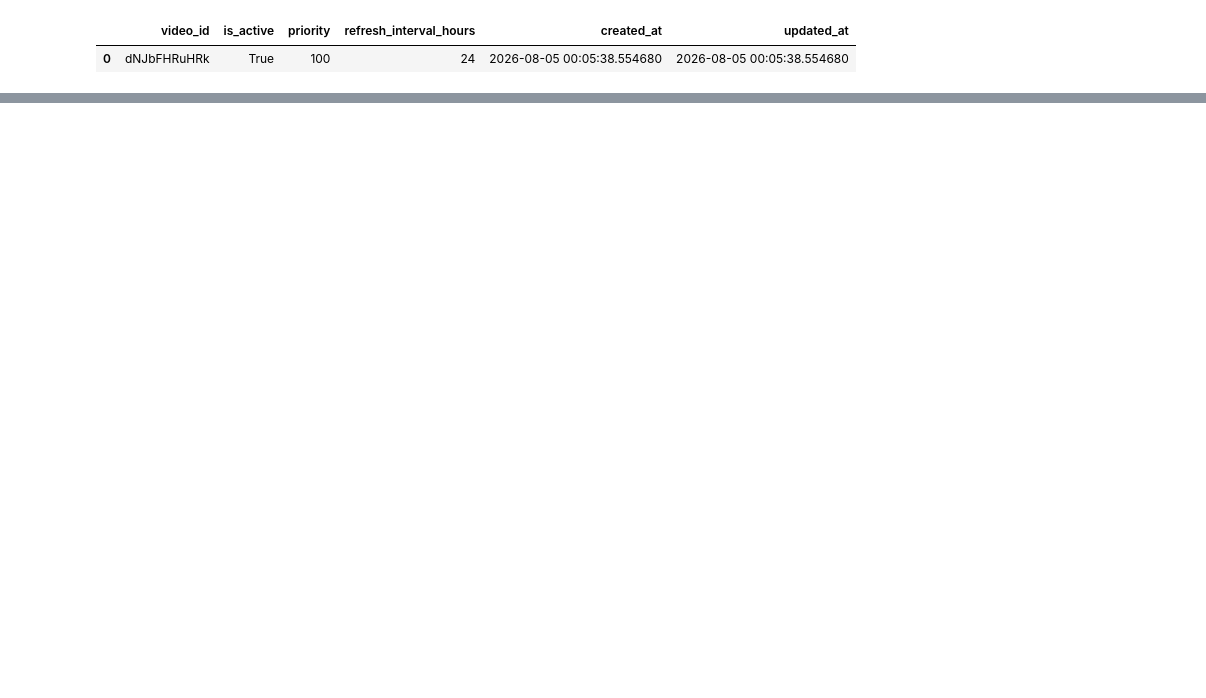
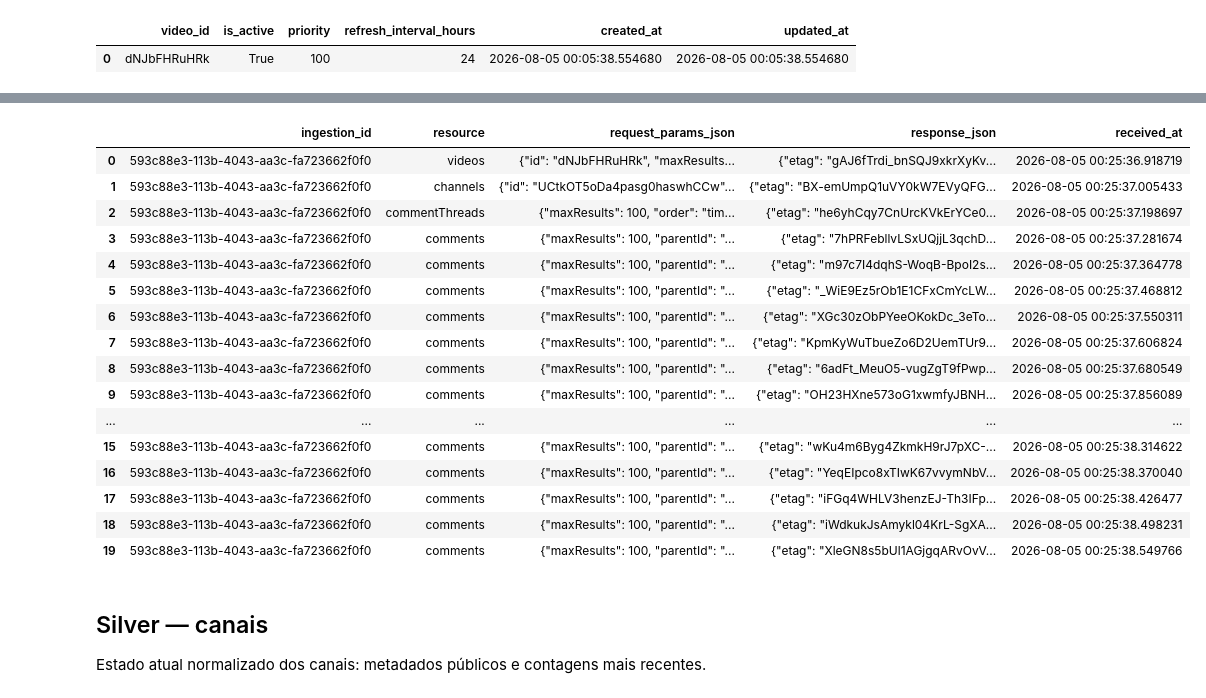
Before and after one commit to airtoncarneiro/youtube-genai-platform, a Jupyter notebook: src/notebooks/01_youtube_ingestion_test.ipynb, the cells around one changed output, grey strips where cells are left out. Saved outputs shown, nothing was run; the diff lists cells and outputs as text; code cells hidden in the pictures; blank space fills up the shorter version.

```diff
--- a/src/notebooks/01_youtube_ingestion_test.ipynb
+++ b/src/notebooks/01_youtube_ingestion_test.ipynb
@@ -348,0 +41,5 @@ from youtube_lakehouse.control.video_targets;
+# %%
+%sql
+SELECT *
+FROM youtube_lakehouse.raw.api_responses;
+# %% [output]
@@ -348,0 +47,21 @@ from youtube_lakehouse.control.video_targets;
+|  | ingestion_id | resource | request_params_json | response_json | received_at |
+| 0 | 593c88e3-113b-4043-aa3c-fa723662f0f0 | videos | {"id": "dNJbFHRuHRk", "maxResults... | {"etag": "gAJ6fTrdi_bnSQJ9xkrXyKv... | 2026-08-05 00:25:36.918719 |
+| 1 | 593c88e3-113b-4043-aa3c-fa723662f0f0 | channels | {"id": "UCtkOT5oDa4pasg0haswhCCw"... | {"etag": "BX-emUmpQ1uVY0kW7EVyQFG... | 2026-08-05 00:25:37.005433 |
+| 2 | 593c88e3-113b-4043-aa3c-fa723662f0f0 | commentThreads | {"maxResults": 100, "order": "tim... | {"etag": "he6yhCqy7CnUrcKVkErYCe0... | 2026-08-05 00:25:37.198697 |
+| 3 | 593c88e3-113b-4043-aa3c-fa723662f0f0 | comments | {"maxResults": 100, "parentId": "... | {"etag": "7hPRFebllvLSxUQjjL3qchD... | 2026-08-05 00:25:37.281674 |
+| 4 | 593c88e3-113b-4043-aa3c-fa723662f0f0 | comments | {"maxResults": 100, "parentId": "... | {"etag": "m97c7I4dqhS-WoqB-BpoI2s... | 2026-08-05 00:25:37.364778 |
+| 5 | 593c88e3-113b-4043-aa3c-fa723662f0f0 | comments | {"maxResults": 100, "parentId": "... | {"etag": "_WiE9Ez5rOb1E1CFxCmYcLW... | 2026-08-05 00:25:37.468812 |
+| 6 | 593c88e3-113b-4043-aa3c-fa723662f0f0 | comments | {"maxResults": 100, "parentId": "... | {"etag": "XGc30zObPYeeOKokDc_3eTo... | 2026-08-05 00:25:37.550311 |
+| 7 | 593c88e3-113b-4043-aa3c-fa723662f0f0 | comments | {"maxResults": 100, "parentId": "... | {"etag": "KpmKyWuTbueZo6D2UemTUr9... | 2026-08-05 00:25:37.606824 |
+| 8 | 593c88e3-113b-4043-aa3c-fa723662f0f0 | comments | {"maxResults": 100, "parentId": "... | {"etag": "6adFt_MeuO5-vugZgT9fPwp... | 2026-08-05 00:25:37.680549 |
+| 9 | 593c88e3-113b-4043-aa3c-fa723662f0f0 | comments | {"maxResults": 100, "parentId": "... | {"etag": "OH23HXne573oG1xwmfyJBNH... | 2026-08-05 00:25:37.856089 |
+| ... | ... | ... | ... | ... | ... |
+| 15 | 593c88e3-113b-4043-aa3c-fa723662f0f0 | comments | {"maxResults": 100, "parentId": "... | {"etag": "wKu4m6Byg4ZkmkH9rJ7pXC-... | 2026-08-05 00:25:38.314622 |
+| 16 | 593c88e3-113b-4043-aa3c-fa723662f0f0 | comments | {"maxResults": 100, "parentId": "... | {"etag": "YeqEIpco8xTIwK67vvymNbV... | 2026-08-05 00:25:38.370040 |
+| 17 | 593c88e3-113b-4043-aa3c-fa723662f0f0 | comments | {"maxResults": 100, "parentId": "... | {"etag": "iFGq4WHLV3henzEJ-Th3IFp... | 2026-08-05 00:25:38.426477 |
+| 18 | 593c88e3-113b-4043-aa3c-fa723662f0f0 | comments | {"maxResults": 100, "parentId": "... | {"etag": "iWdkukJsAmykl04KrL-SgXA... | 2026-08-05 00:25:38.498231 |
+| 19 | 593c88e3-113b-4043-aa3c-fa723662f0f0 | comments | {"maxResults": 100, "parentId": "... | {"etag": "XleGN8s5bUl1AGjgqARvOvV... | 2026-08-05 00:25:38.549766 |
+# %% [markdown]
+## Silver — canais
+
+Estado atual normalizado dos canais: metadados públicos e contagens mais recentes.
```
Also changed, not shown: parts of 34 cells of this notebook.
